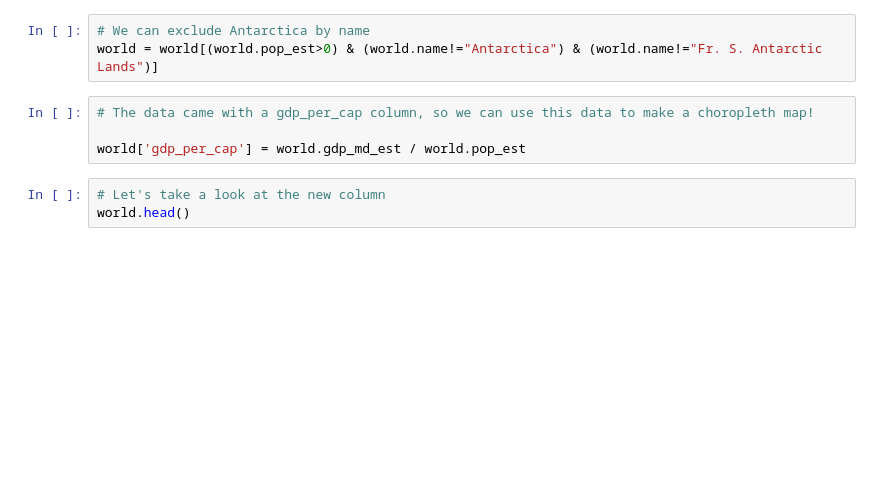
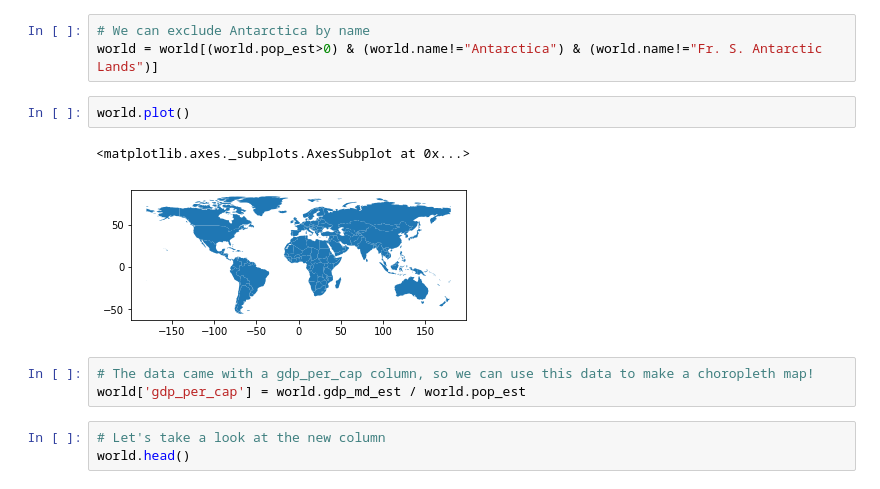
Before and after one commit to christyheaton/Maptime_20180411, a Jupyter notebook: Notebook/01_Geopandas_Intro_Maptime_20180411.ipynb, the cells around one changed output. Drawn from its saved outputs; the diff is of its cells as text; blank space fills up the shorter version.

```diff
--- a/Notebook/01_Geopandas_Intro_Maptime_20180411.ipynb
+++ b/Notebook/01_Geopandas_Intro_Maptime_20180411.ipynb
@@ -167,9 +203,13 @@ YOUR TURN #1: Play around with making the city dots different colors and sizes
 # %%
 # We can exclude Antarctica by name
 world = world[(world.pop_est>0) & (world.name!="Antarctica") & (world.name!="Fr. S. Antarctic Lands")]
+# %%
+world.plot()
+# %% [output]
+<matplotlib.axes._subplots.AxesSubplot at 0x...>
+[figure, added]
 # %%
 # The data came with a gdp_per_cap column, so we can use this data to make a choropleth map!
-
 world['gdp_per_cap'] = world.gdp_md_est / world.pop_est
 # %%
 # Let's take a look at the new column
```
Also changed, not shown: parts of 28 cells of this notebook, 1 other file.
